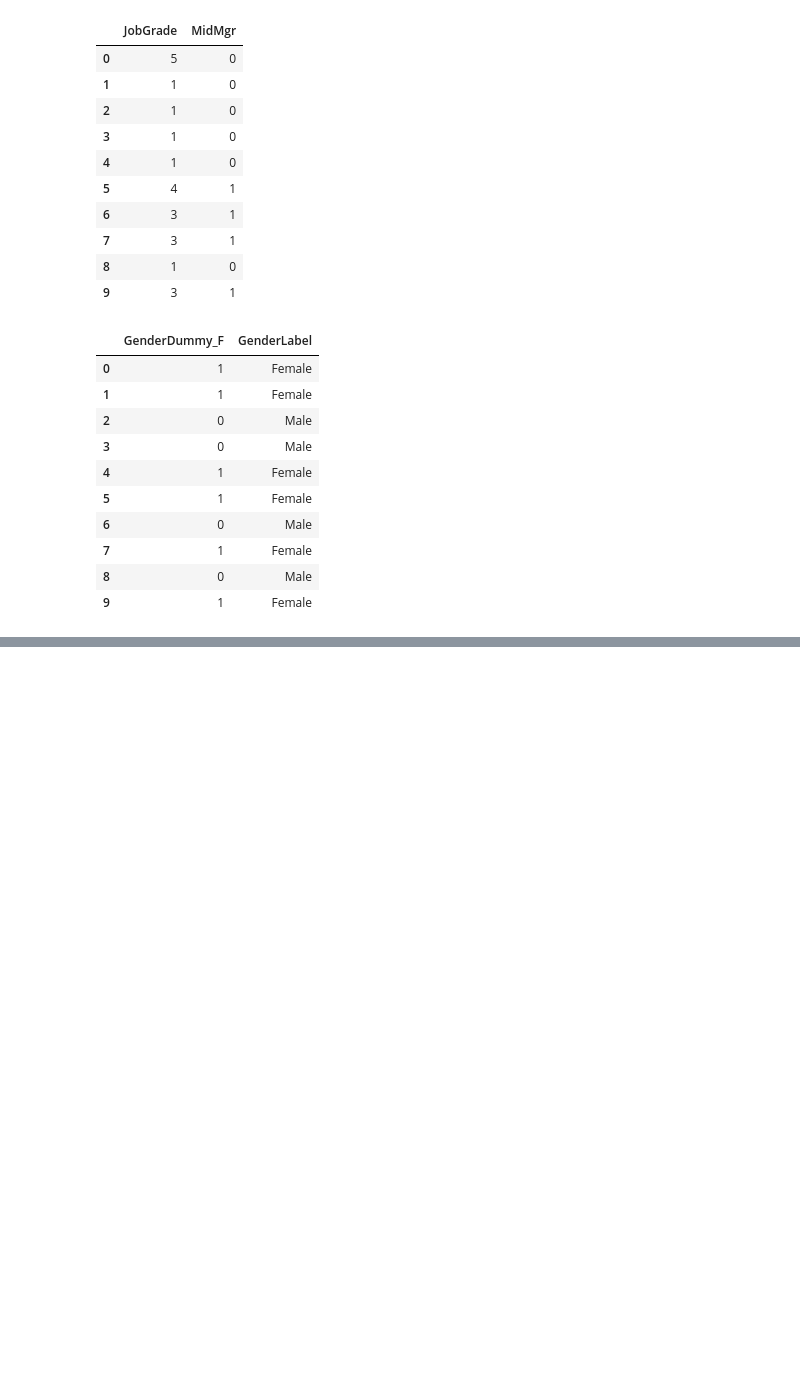
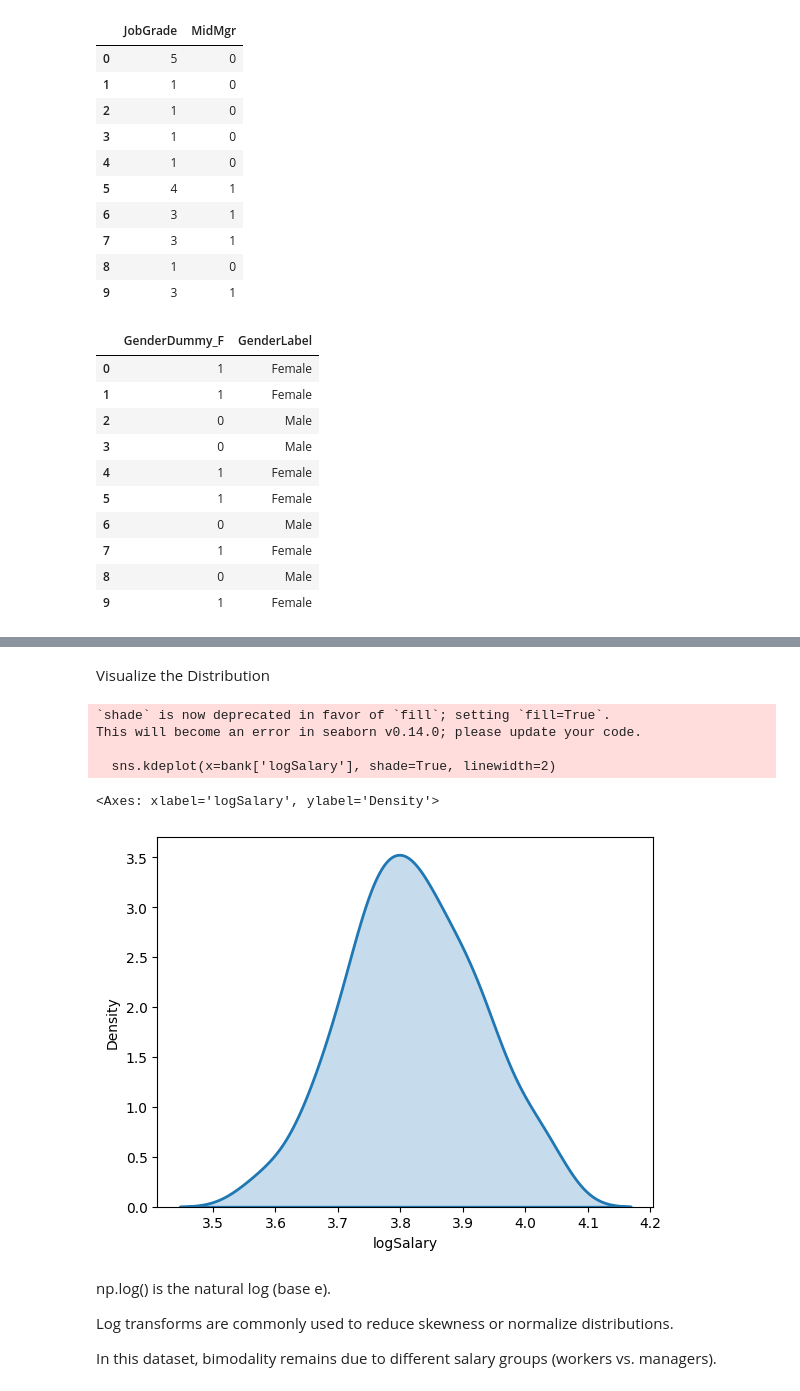
Before and after one commit to Aishaamalik/Data-Analysis-Intern, a Jupyter notebook: week_0.ipynb, the cells around one changed output, grey strips where cells are left out. Cells and saved outputs as stored; diff of their text form; code cells hidden in the pictures; blank space fills up the shorter version.

```diff
--- a/week_0.ipynb
+++ b/week_0.ipynb
@@ -929,0 +1016,7 @@ bank[['GenderDummy_F', 'GenderLabel']].head(10)
+# %%
+import numpy as np
+import seaborn as sns
+import pandas as pd
+
+# Load dataset
+bank = pd.read_csv('Data/Bank.csv')
@@ -929,0 +1025,6 @@ bank[['GenderDummy_F', 'GenderLabel']].head(10)
+# %%
+# Apply natural log to the Salary column
+bank['logSalary'] = np.log(bank['Salary'])
+
+# Preview the data
+bank[['Salary', 'logSalary']].head()
@@ -929,0 +1038,18 @@ bank[['GenderDummy_F', 'GenderLabel']].head(10)
+# %% [markdown]
+Visualize the Distribution
+# %%
+# Plot kernel density estimate (KDE)
+sns.kdeplot(x=bank['logSalary'], shade=True, linewidth=2)
+# %% [output]
+`shade` is now deprecated in favor of `fill`; setting `fill=True`.
+This will become an error in seaborn v0.14.0; please update your code.
+
+  sns.kdeplot(x=bank['logSalary'], shade=True, linewidth=2)
+<Axes: xlabel='logSalary', ylabel='Density'>
+[figure, added]
+# %% [markdown]
+np.log() is the natural log (base e).
+
+Log transforms are commonly used to reduce skewness or normalize distributions.
+
+In this dataset, bimodality remains due to different salary groups (workers vs. managers).
```
Also changed, not shown: parts of 15 cells of this notebook.
